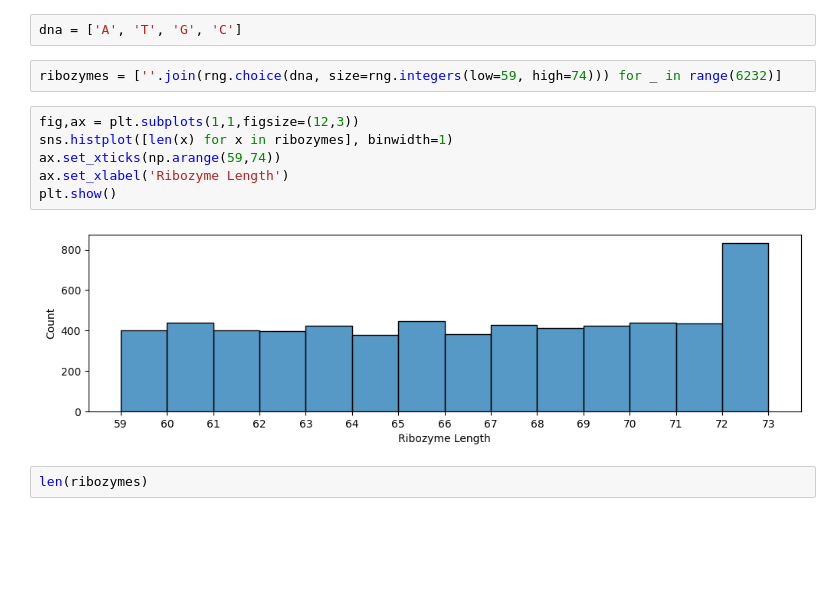
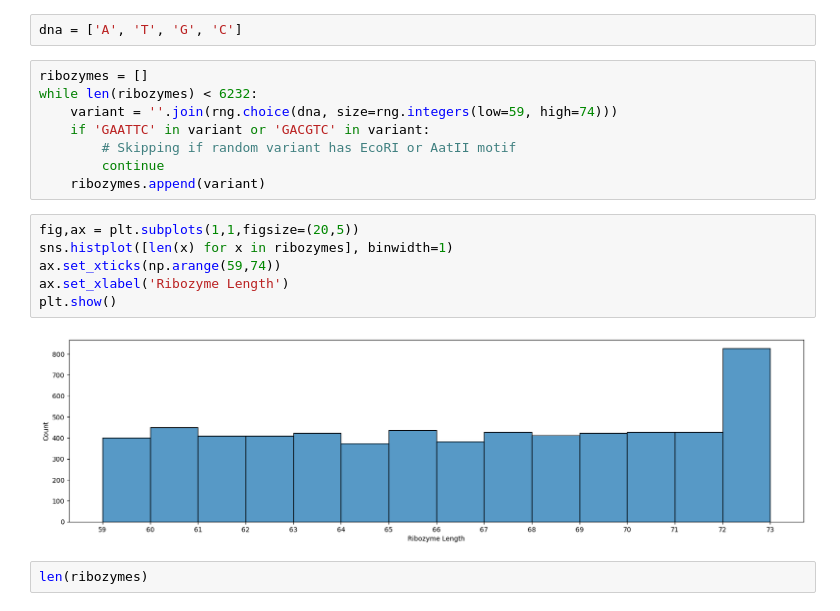
Before and after one commit to ayaanhossain/oligopool, a Jupyter notebook: examples/OligopoolCalculatorInAction.ipynb, the cells around one changed output. Drawn from its saved outputs; the diff is of its cells as text; blank space fills up the shorter version.

```diff
--- a/examples/OligopoolCalculatorInAction.ipynb
+++ b/examples/OligopoolCalculatorInAction.ipynb
@@ -78,15 +77,21 @@ rng = np.random.default_rng(seed=42)
 # %%
 dna = ['A', 'T', 'G', 'C']
 # %%
-ribozymes = [''.join(rng.choice(dna, size=rng.integers(low=59, high=74))) for _ in range(6232)]
+ribozymes = []
+while len(ribozymes) < 6232:
+    variant = ''.join(rng.choice(dna, size=rng.integers(low=59, high=74)))
+    if 'GAATTC' in variant or 'GACGTC' in variant:
+        # Skipping if random variant has EcoRI or AatII motif
+        continue
+    ribozymes.append(variant)
 # %%
-fig,ax = plt.subplots(1,1,figsize=(12,3))
+fig,ax = plt.subplots(1,1,figsize=(20,5))
 sns.histplot([len(x) for x in ribozymes], binwidth=1)
 ax.set_xticks(np.arange(59,74))
 ax.set_xlabel('Ribozyme Length')
 plt.show()
 # %% [output]
-[figure, old version]
+[figure, new version]
 # %%
 len(ribozymes)
 # %% [output]
```
Also changed, not shown: parts of 88 cells of this notebook, 22 other files.
